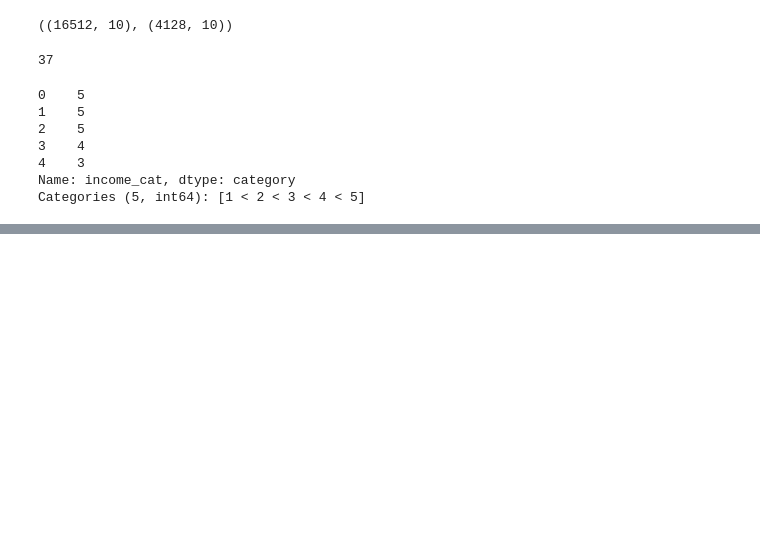
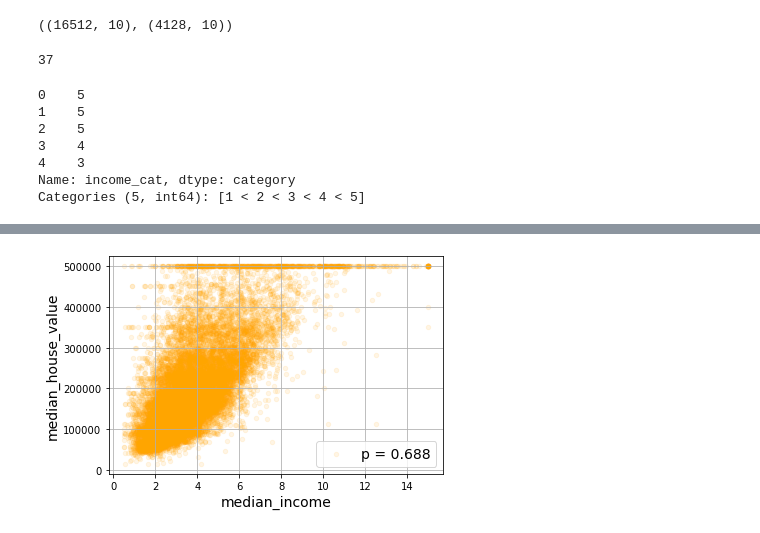
Before and after one commit to NickyAlan/Machine-Learning-in-2023, a Jupyter notebook: 2_name.ipynb, the cells around one changed output, grey strips where cells are left out. Saved outputs shown, nothing was run; the diff lists cells and outputs as text; code cells hidden in the pictures; blank space fills up the shorter version.

```diff
--- a/2_name.ipynb
+++ b/2_name.ipynb
@@ -142,0 +171,3 @@ https://github.com/ageron/handson-ml3/blob/main/02_end_to_end_machine_learning_p
+# %%
+corr_matrix = housing.corr()
+corr_matrix['median_house_value'].sort_values(ascending=False)
@@ -142,0 +192,6 @@ https://github.com/ageron/handson-ml3/blob/main/02_end_to_end_machine_learning_p
+# %%
+coeff = corr_matrix['median_income']['median_house_value']
+housing.plot(kind='scatter', x='median_income', y='median_house_value', alpha=0.1, grid=True, c='orange', label=f'p = {coeff:.3f}')
+save_fig('coeff_housing')
+# %% [output]
+[figure, added]
```
Also changed, not shown: parts of 34 cells of this notebook, 4 other files.
